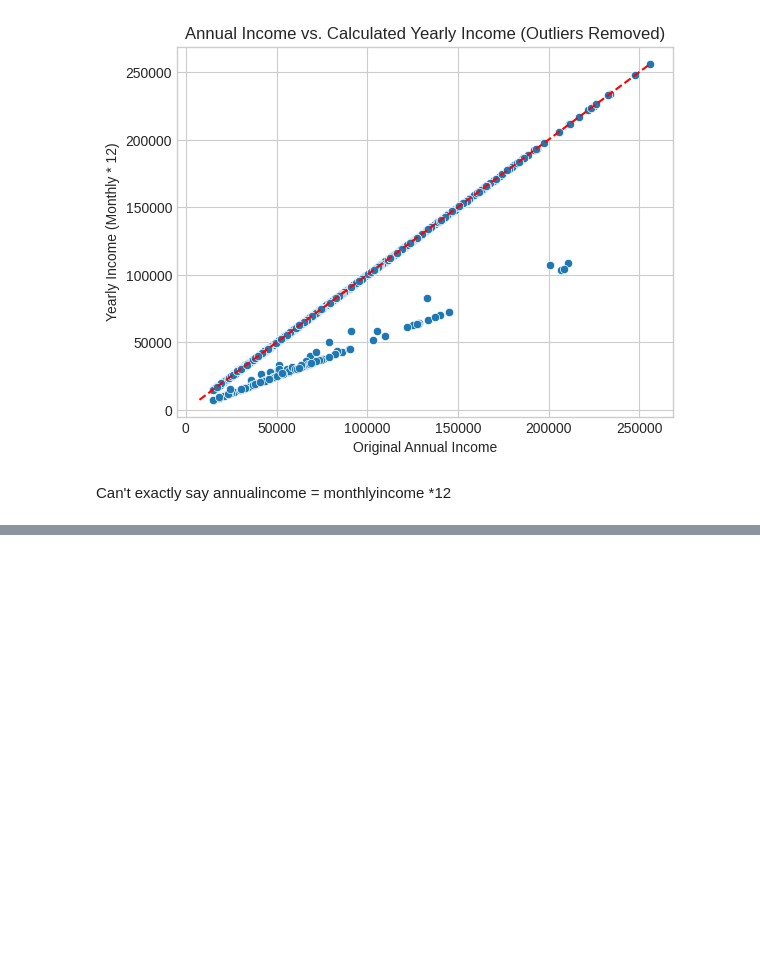
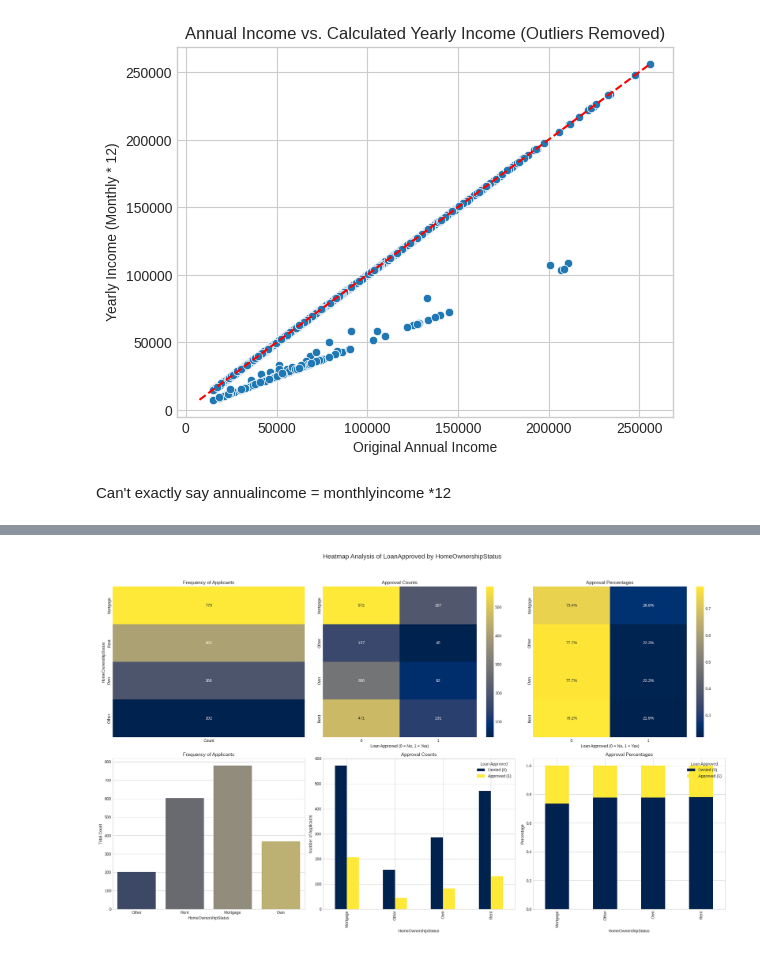
Before and after one commit to KimiyaVahidMotlagh/QBC-DA10-Group4Project1, a Jupyter notebook: DA10_EDA(Arash).ipynb, the cells around one changed output, grey strips where cells are left out. Cells and saved outputs as stored; diff of their text form; code cells hidden in the pictures; blank space fills up the shorter version.

```diff
--- a/DA10_EDA(Arash).ipynb
+++ b/DA10_EDA(Arash).ipynb
@@ -384,0 +459,4 @@ Can't exactly say annualincome = monthlyincome *12
+# %%
+plot_categorical_vs_target(df, categorical_col='HomeOwnershipStatus', target_col='LoanApproved')
+# %% [output]
+[figure, added]
```
Also changed, not shown: parts of 4 cells of this notebook.
